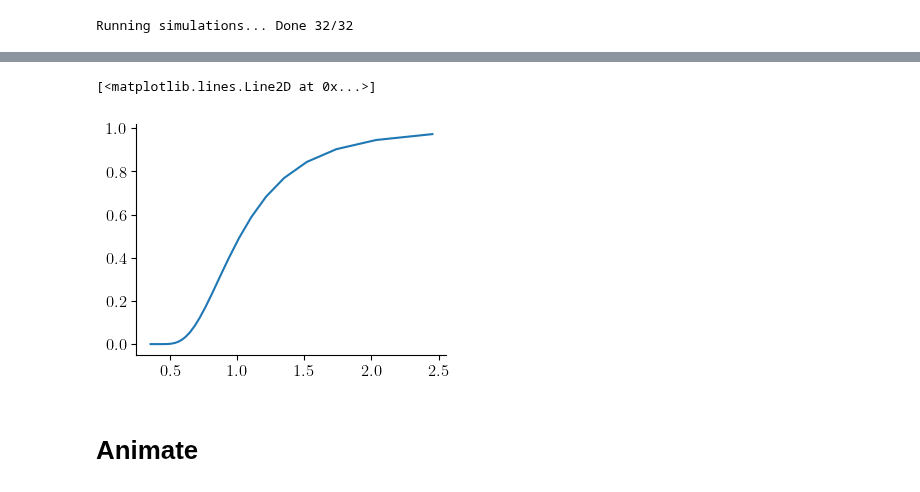
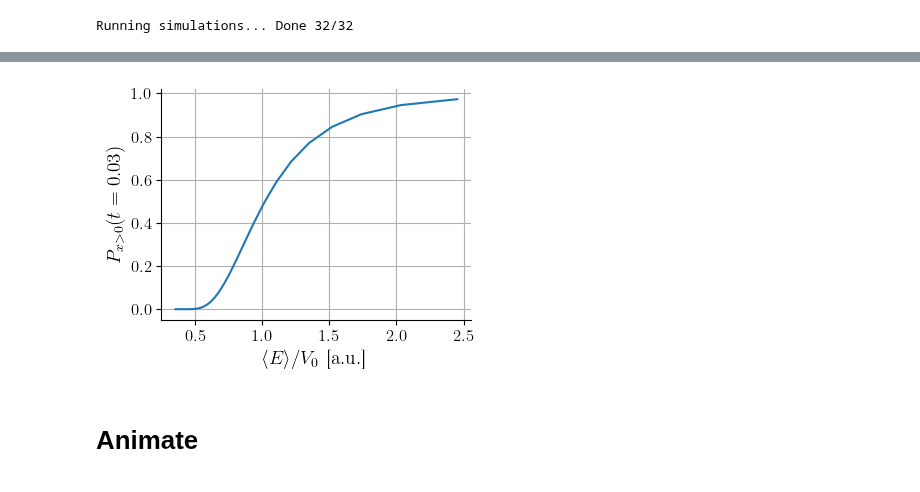
Before and after one commit to TomVdt/PhysNum, a Jupyter notebook: exercice6/analysis/analysis_ii.ipynb, the cells around one changed output, grey strips where cells are left out. Drawn from its saved outputs; the diff is of its cells as text; code cells hidden in the pictures.

```diff
--- a/exercice6/analysis/analysis_ii.ipynb
+++ b/exercice6/analysis/analysis_ii.ipynb
@@ -204,8 +205,12 @@ TypeError: extract_at_time() missing 1 required positional argument: 'time_cut'
-# %%
-plt.plot(E_moys/V0s, probs_E)
-# %% [output]
-[<matplotlib.lines.Line2D at 0x...>]
-[figure, removed]
+# %%
+plt.plot(E_moys/V0s, probs_E)
+
+plt.xlabel(r"$\langle E \rangle / V_0$ [a.u.]")
+plt.ylabel(r"$P_{x>0}(t=0.03)$")
+plt.grid()
+plt.savefig(export_path + 'energy_probtrans.pdf')
+# %% [output]
+[figure, added]
 # %% [markdown]
 # Animate
 # %%
```
Also changed, not shown: parts of 3 cells of this notebook.
